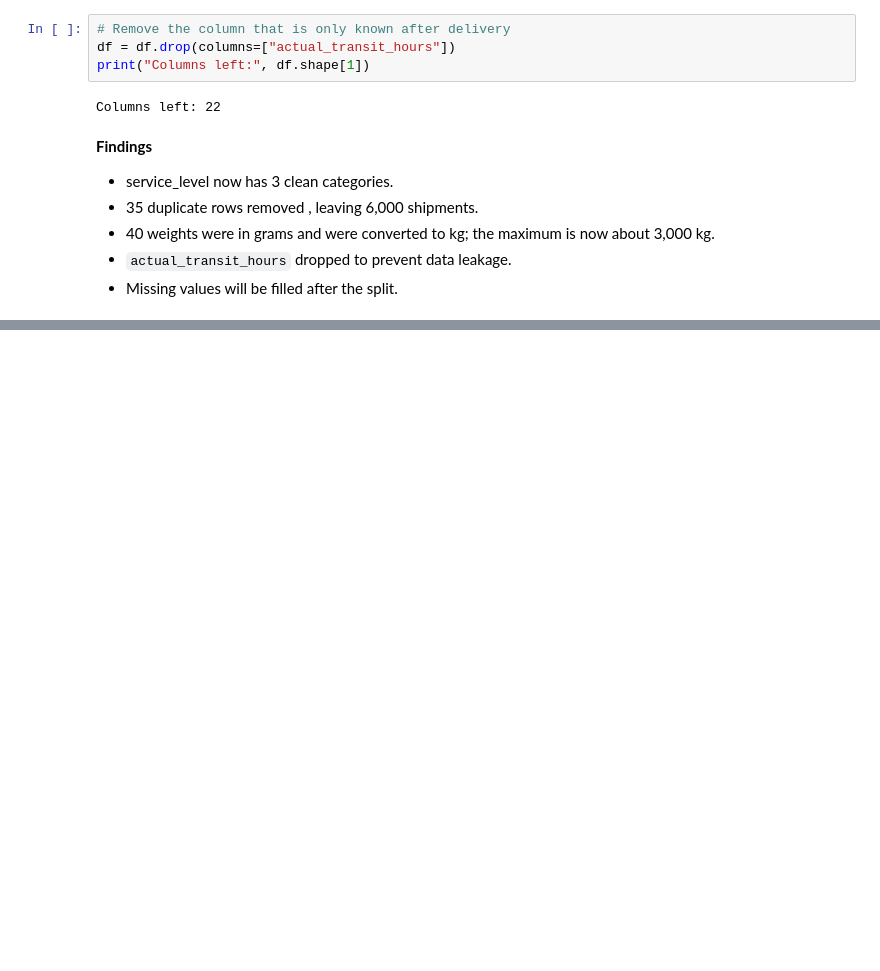
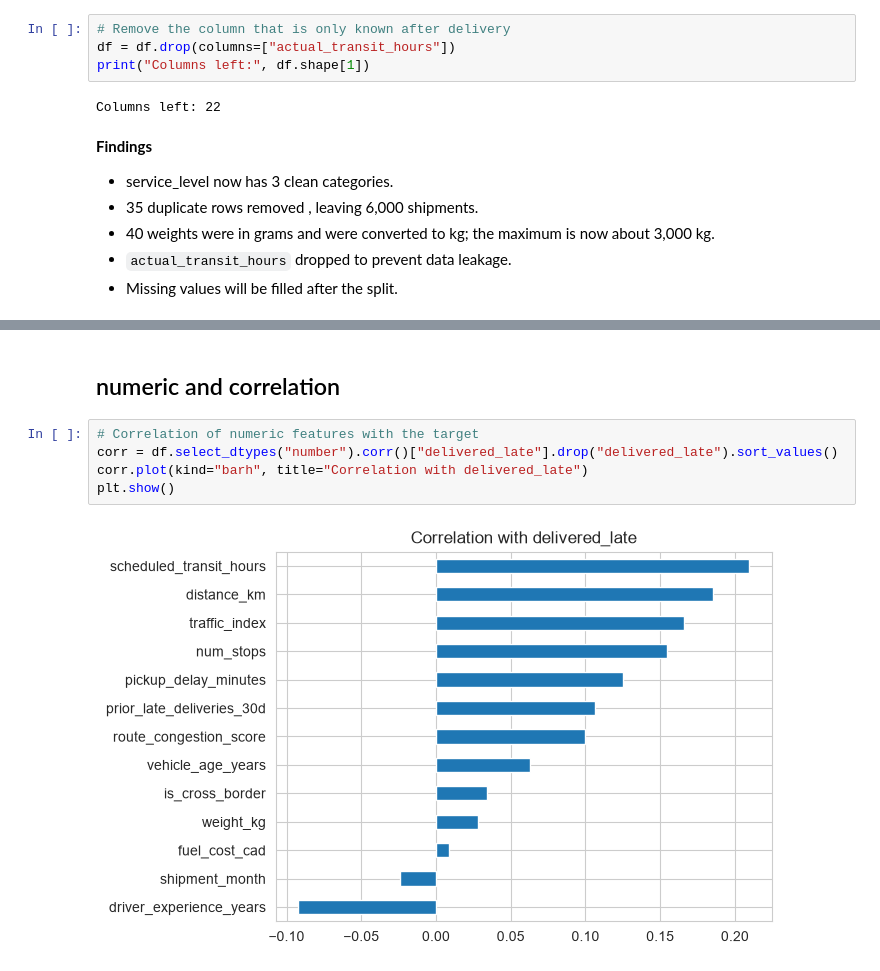
Before and after one commit to AnushAdhikari/Delivery-Delay-Prediction-Slack-Alerts, a Jupyter notebook: MapleFreight_Delivery_Delay_Prediction_c0968893.ipynb, the cells around one changed output, grey strips where cells are left out. Drawn from its saved outputs; the diff is of its cells as text; blank space fills up the shorter version.

```diff
--- a/MapleFreight_Delivery_Delay_Prediction_c0968893.ipynb
+++ b/MapleFreight_Delivery_Delay_Prediction_c0968893.ipynb
@@ -174,0 +217,9 @@ Columns left: 22
+# %% [markdown]
+## numeric and correlation
+# %%
+# Correlation of numeric features with the target
+corr = df.select_dtypes("number").corr()["delivered_late"].drop("delivered_late").sort_values()
+corr.plot(kind="barh", title="Correlation with delivered_late")
+plt.show()
+# %% [output]
+[figure, added]
```
Also changed, not shown: parts of 19 cells of this notebook.
